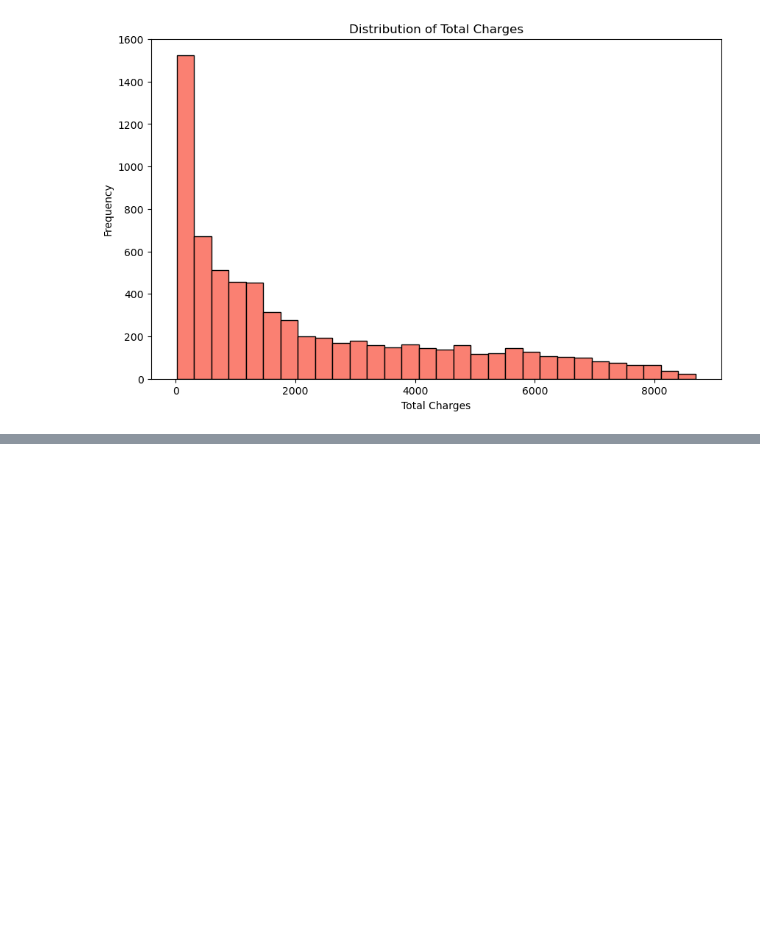
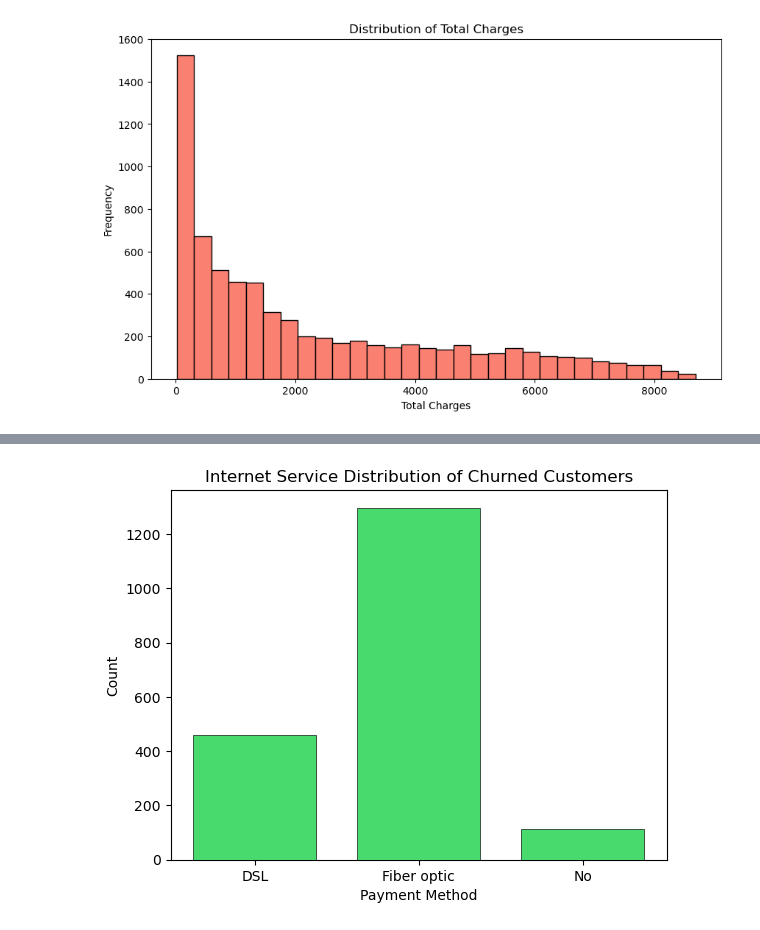
Before and after one commit to RealHaroon/Exploratory-Data-Analysis-EDA-Projects, a Jupyter notebook: Customer-Churn-Analysis/Telco-Churn-EDA.ipynb, the cells around one changed output, grey strips where cells are left out. Cells and saved outputs as stored; diff of their text form; code cells hidden in the pictures; blank space fills up the shorter version.

```diff
--- a/Customer-Churn-Analysis/Telco-Churn-EDA.ipynb
+++ b/Customer-Churn-Analysis/Telco-Churn-EDA.ipynb
@@ -444,0 +474,9 @@ Name: count, dtype: int64
+# %%
+chunred_by_internetservice=churned_customers.groupby('InternetService').size().reset_index(name='Count')
+plt.bar(chunred_by_internetservice['InternetService'],chunred_by_internetservice['Count'],**bar_style)
+plt.title('Internet Service Distribution of Churned Customers')
+plt.xlabel('Payment Method')
+plt.ylabel('Count')
+plt.show()
+# %% [output]
+[figure, added]
```
Also changed, not shown: parts of 17 cells of this notebook.
